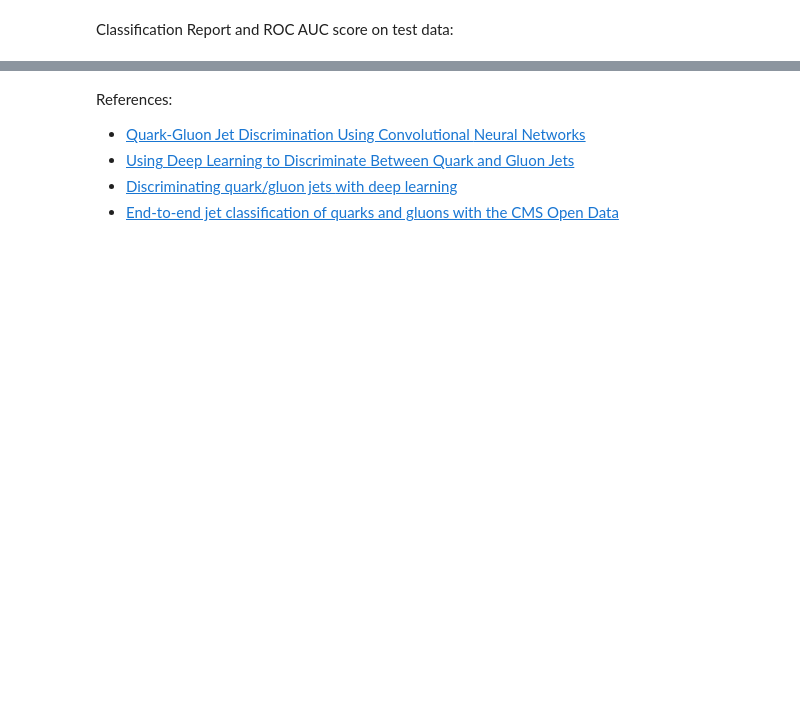
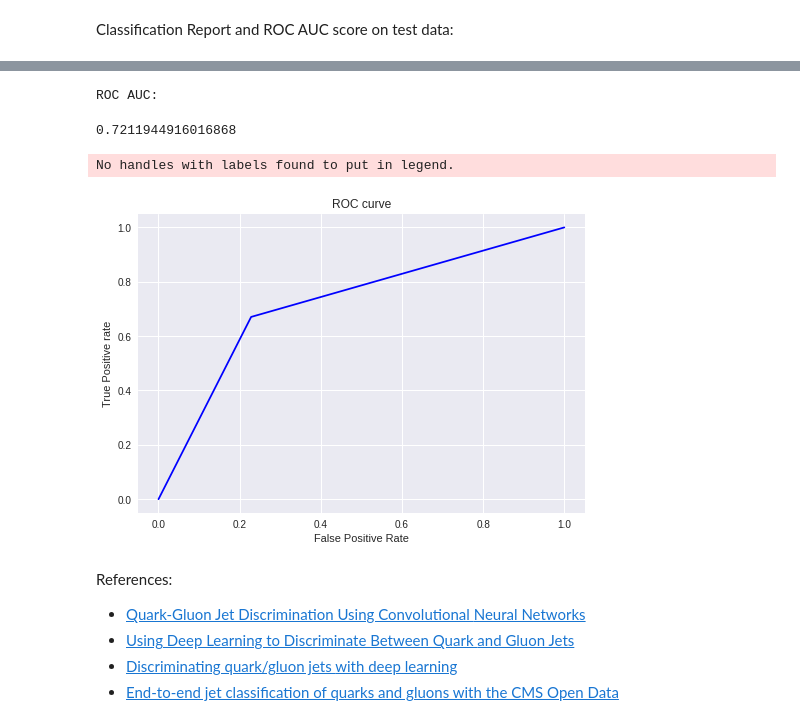
Before and after one commit to AritraStark/E2E_GSOC_2022, a Jupyter notebook: E2E_eval_task_II.ipynb, the cells around one changed output, grey strips where cells are left out. Drawn from its saved outputs; the diff is of its cells as text; code cells hidden in the pictures; blank space fills up the shorter version.

```diff
--- a/E2E_eval_task_II.ipynb
+++ b/E2E_eval_task_II.ipynb
@@ -127,0 +96,12 @@ model = tf.keras.Sequential([
+# %%
+num_classes = 1
+input_shape = (125, 125, 3)
+model = tf.keras.applications.ResNet101V2(
+          include_top=True,
+          weights=None,
+          input_shape=input_shape,
+          classes=1,
+          classifier_activation='sigmoid'
+)
+model.compile(optimizer=tf.keras.optimizers.Adam(learning_rate=0.001),loss='binary_crossentropy',metrics=['accuracy'])
+model.summary()
@@ -133,10 +131,3 @@ checkpoint1 = tf.keras.callbacks.ModelCheckpoint(filepath, monitor='val_accuracy
 callbacks_list = [checkpoint1]
 # %% [markdown]
 Compiling and Fitting the model with training data:
-# %%
-model.compile(optimizer=tf.keras.optimizers.Adam(learning_rate=0.001),loss='binary_crossentropy',metrics=['accuracy'])
-history = model.fit(X_train, y_train,
-                    validation_split=0.1,
-                    epochs=100,
-                    batch_size=1000,
-                    callbacks=callbacks_list)
@@ -144,0 +134,7 @@ ValueError: ignored
+# %%
+history = model.fit(X_train,
+                    y_train,
+                    epochs=15,
+                    callbacks=callbacks_list,
+                    validation_data = (X_test, y_test)
+)
@@ -165,10 +182,4 @@ Checking the performance of the model on training data and predicitons:
 # %%
 best_epoch=np.argmax(history.history['val_accuracy'])
 best_acc=np.max(history.history['val_accuracy'])
-model.load_weights(f"classifier_weights2-improvement-{best_epoch+1}-{best_acc:.2f}.hdf5")
-
-#delete history to free up memory
-del history
-
-predictions = model.predict(X_train)
-bin =[0 if p<0.5 else 1 for p in predictions]
+model.load_weights('/content/classifier_weights2-improvement-08-0.72.hdf5')
@@ -191,3 +201,22 @@ roc_auc_score(y_test, bin)
+# %%
+print("ROC AUC:")
+roc_auc_score(y_test, bin)
+# %% [output]
+ROC AUC:
+0.7211944916016868
+# %%
+fpr, tpr, thresh = roc_curve(y_test, bin, pos_label=1)
+plt.style.use('seaborn')
+plt.plot(fpr, tpr,color='blue')
+plt.title('ROC curve')
+plt.xlabel('False Positive Rate')
+plt.ylabel('True Positive rate')
+plt.legend(loc='best')
+plt.savefig('ROC',dpi=300)
+plt.show();
+# %% [output]
+No handles with labels found to put in legend.
+[figure, added]
 # %% [markdown]
 
 References:
```
Also changed, not shown: parts of 22 cells of this notebook.
